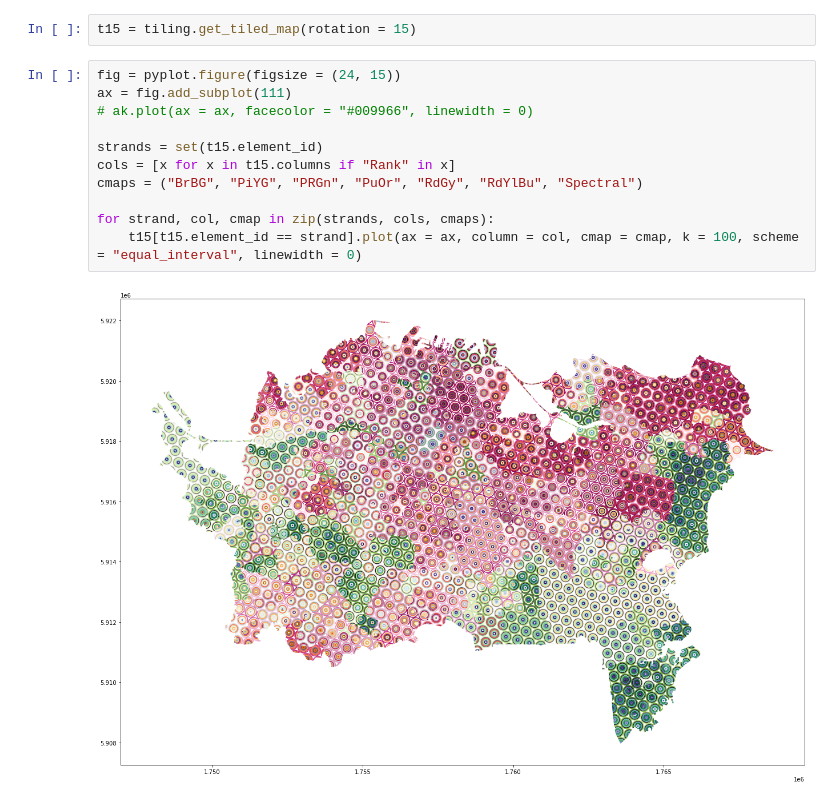
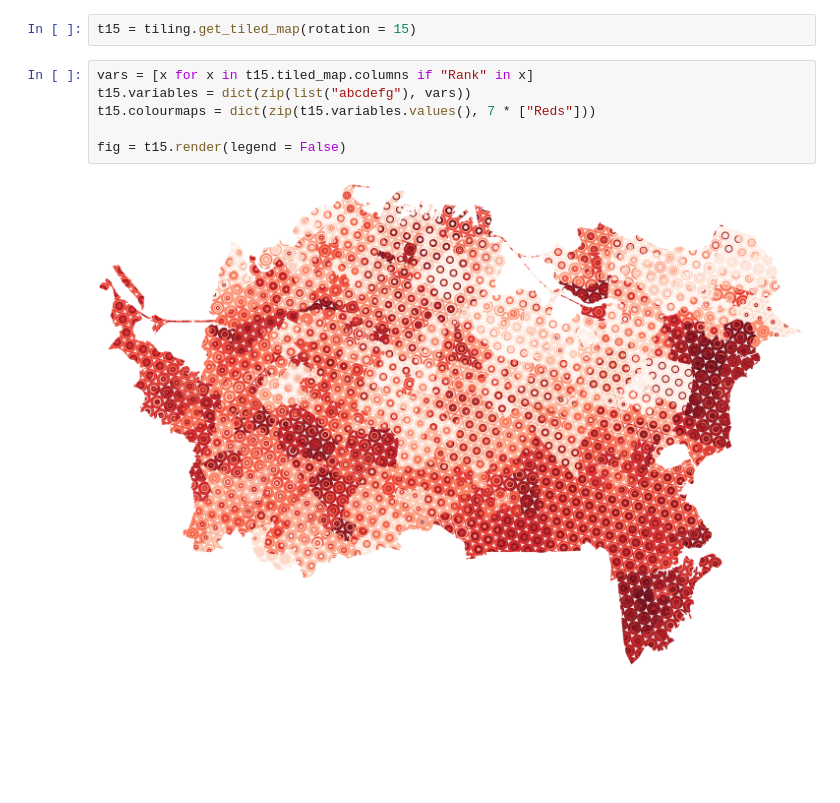
Before and after one commit to DOSull/weaving-space, a Jupyter notebook: weavingspace/example-tiles-annuli.ipynb, the cells around one changed output. Saved outputs shown, nothing was run; the diff lists cells and outputs as text; blank space fills up the shorter version.

```diff
--- a/weavingspace/example-tiles-annuli.ipynb
+++ b/weavingspace/example-tiles-annuli.ipynb
@@ -53,16 +53,11 @@ tri_d_base.tile.plot(ax = ax, alpha = 0.35)
 tiling = Tiling(hex_base, ak, id_var = "DZ2018")
 # %%
 t15 = tiling.get_tiled_map(rotation = 15)
-# %%
-fig = pyplot.figure(figsize = (24, 15))
-ax = fig.add_subplot(111)
-# ak.plot(ax = ax, facecolor = "#009966", linewidth = 0)
-
-strands = set(t15.element_id)
-cols = [x for x in t15.columns if "Rank" in x]
-cmaps = ("BrBG", "PiYG", "PRGn", "PuOr", "RdGy", "RdYlBu", "Spectral")
-
-for strand, col, cmap in zip(strands, cols, cmaps):
-    t15[t15.element_id == strand].plot(ax = ax, column = col, cmap = cmap, k = 100, scheme = "equal_interval", linewidth = 0)
-# %% [output]
-[figure, removed]
+# %%
+vars = [x for x in t15.tiled_map.columns if "Rank" in x]
+t15.variables = dict(zip(list("abcdefg"), vars))
+t15.colourmaps = dict(zip(t15.variables.values(), 7 * ["Reds"]))
+
+fig = t15.render(legend = False)
+# %% [output]
+[figure, added]
```
Also changed, not shown: parts of 1 cell of this notebook, 20 other files.
